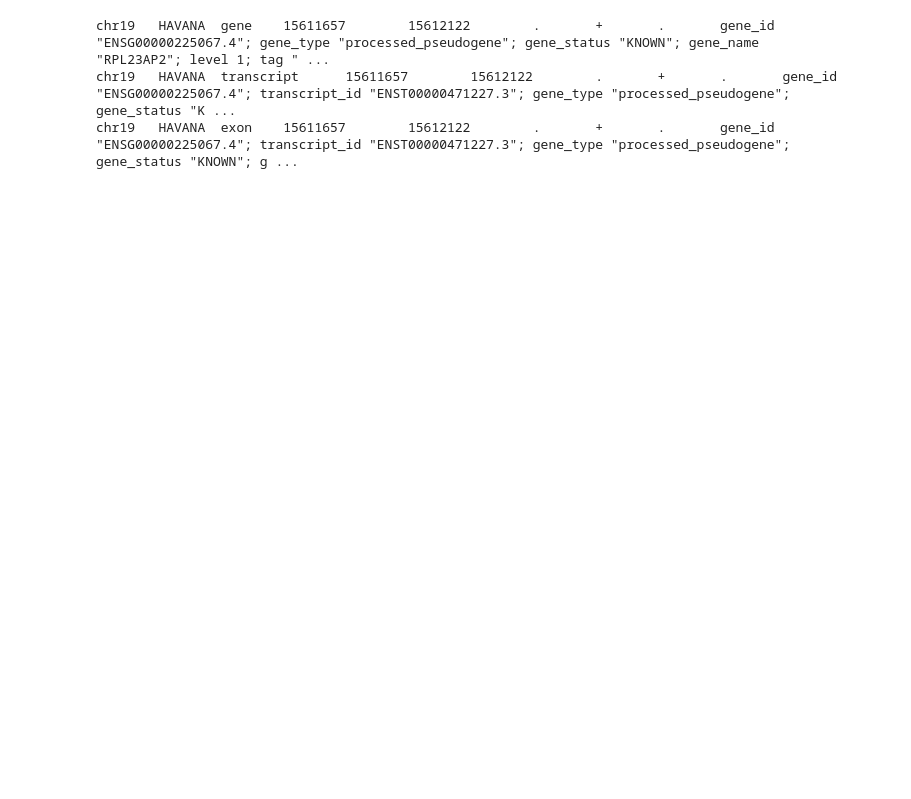
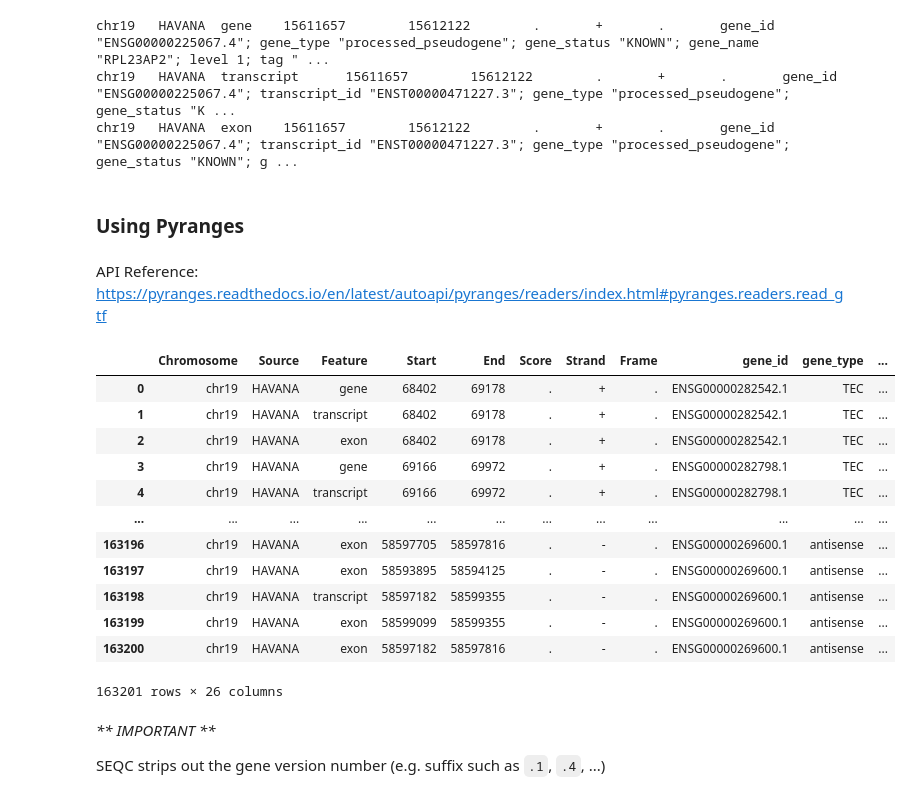
Before and after one commit to hisplan/10k-ft-overview-seqc, a Jupyter notebook: h5/explore-h5.ipynb, the cells around one changed output. Saved outputs shown, nothing was run; the diff lists cells and outputs as text; code cells hidden in the pictures; blank space fills up the shorter version.

Commit message:
Add lookup method via pysam and pyranges

```diff
--- a/h5/read-h5.ipynb
+++ b/h5/explore-h5.ipynb
@@ -252,3 +309,7 @@ gene_id
 chr19   HAVANA  gene    15611657        15612122        .       +       .       gene_id "ENSG00000225067.4"; gene_type "processed_pseudogene"; gene_status "KNOWN"; gene_name "RPL23AP2"; level 1; tag " ...
 chr19   HAVANA  transcript      15611657        15612122        .       +       .       gene_id "ENSG00000225067.4"; transcript_id "ENST00000471227.3"; gene_type "processed_pseudogene"; gene_status "K ...
 chr19   HAVANA  exon    15611657        15612122        .       +       .       gene_id "ENSG00000225067.4"; transcript_id "ENST00000471227.3"; gene_type "processed_pseudogene"; gene_status "KNOWN"; g ...
+# %% [markdown]
+### Using Pyranges
+# %% [markdown]
+API Reference: https://pyranges.readthedocs.io/en/latest/autoapi/pyranges/readers/index.html#pyranges.readers.read_gtf
@@ -254,0 +318,23 @@ chr19   HAVANA  exon    15611657        15612122        .       +       .
+# %%
+gr = pr.read_gtf(path_gtf)
+# %%
+# literally pandas dataframe
+gr
+# %% [output]
+|  | Chromosome | Source | Feature | Start | End | Score | Strand | Frame | gene_id | gene_type | ... |
+| 0 | chr19 | HAVANA | gene | 68402 | 69178 | . | + | . | ENSG00000282542.1 | TEC | ... |
+| 1 | chr19 | HAVANA | transcript | 68402 | 69178 | . | + | . | ENSG00000282542.1 | TEC | ... |
+| 2 | chr19 | HAVANA | exon | 68402 | 69178 | . | + | . | ENSG00000282542.1 | TEC | ... |
+| 3 | chr19 | HAVANA | gene | 69166 | 69972 | . | + | . | ENSG00000282798.1 | TEC | ... |
+| 4 | chr19 | HAVANA | transcript | 69166 | 69972 | . | + | . | ENSG00000282798.1 | TEC | ... |
+| ... | ... | ... | ... | ... | ... | ... | ... | ... | ... | ... | ... |
+| 163196 | chr19 | HAVANA | exon | 58597705 | 58597816 | . | - | . | ENSG00000269600.1 | antisense | ... |
+| 163197 | chr19 | HAVANA | exon | 58593895 | 58594125 | . | - | . | ENSG00000269600.1 | antisense | ... |
+| 163198 | chr19 | HAVANA | transcript | 58597182 | 58599355 | . | - | . | ENSG00000269600.1 | antisense | ... |
+| 163199 | chr19 | HAVANA | exon | 58599099 | 58599355 | . | - | . | ENSG00000269600.1 | antisense | ... |
+| 163200 | chr19 | HAVANA | exon | 58597182 | 58597816 | . | - | . | ENSG00000269600.1 | antisense | ... |
+163201 rows × 26 columns
+# %% [markdown]
+_** IMPORTANT **_
+
+SEQC strips out the gene version number (e.g. suffix such as `.1`, `.4`, ...)
```
Also changed, not shown: parts of 26 cells of this notebook.
